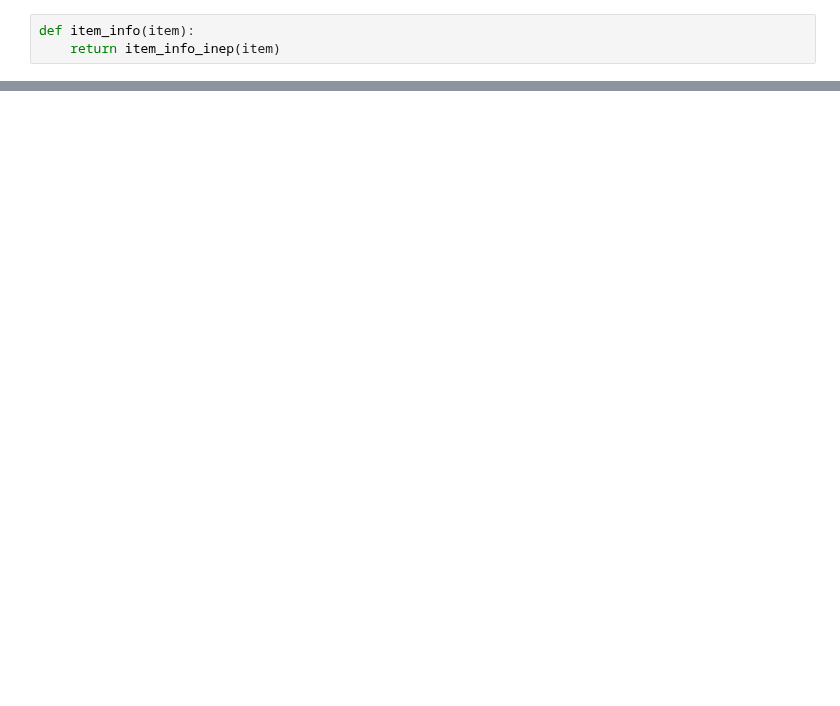
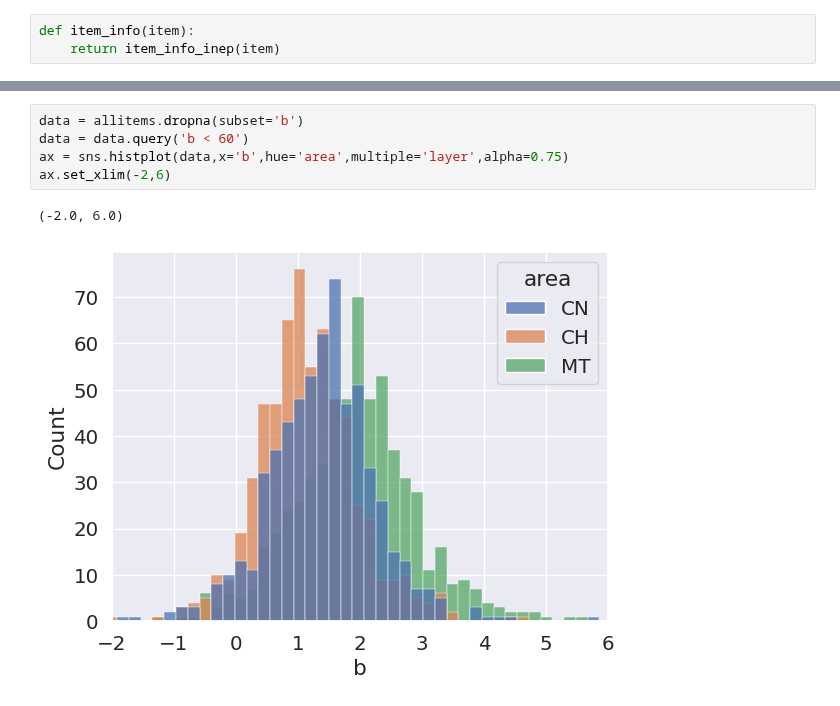
Before and after one commit to atp/enem, a Jupyter notebook: Análise dos Itens.ipynb, the cells around one changed output, grey strips where cells are left out. Cells and saved outputs as stored; diff of their text form; blank space fills up the shorter version.

```diff
--- a/Análise dos Itens.ipynb
+++ b/Análise dos Itens.ipynb
@@ -82,0 +136,8 @@ interactive(children=(Dropdown(description='Ano:', index=13, options=(2009, 2010
+# %%
+data = allitems.dropna(subset='b')
+data = data.query('b < 60')
+ax = sns.histplot(data,x='b',hue='area',multiple='layer',alpha=0.75)
+ax.set_xlim(-2,6)
+# %% [output]
+(-2.0, 6.0)
+[figure, added]
```
Also changed, not shown: parts of 10 cells of this notebook, 1 other file.
